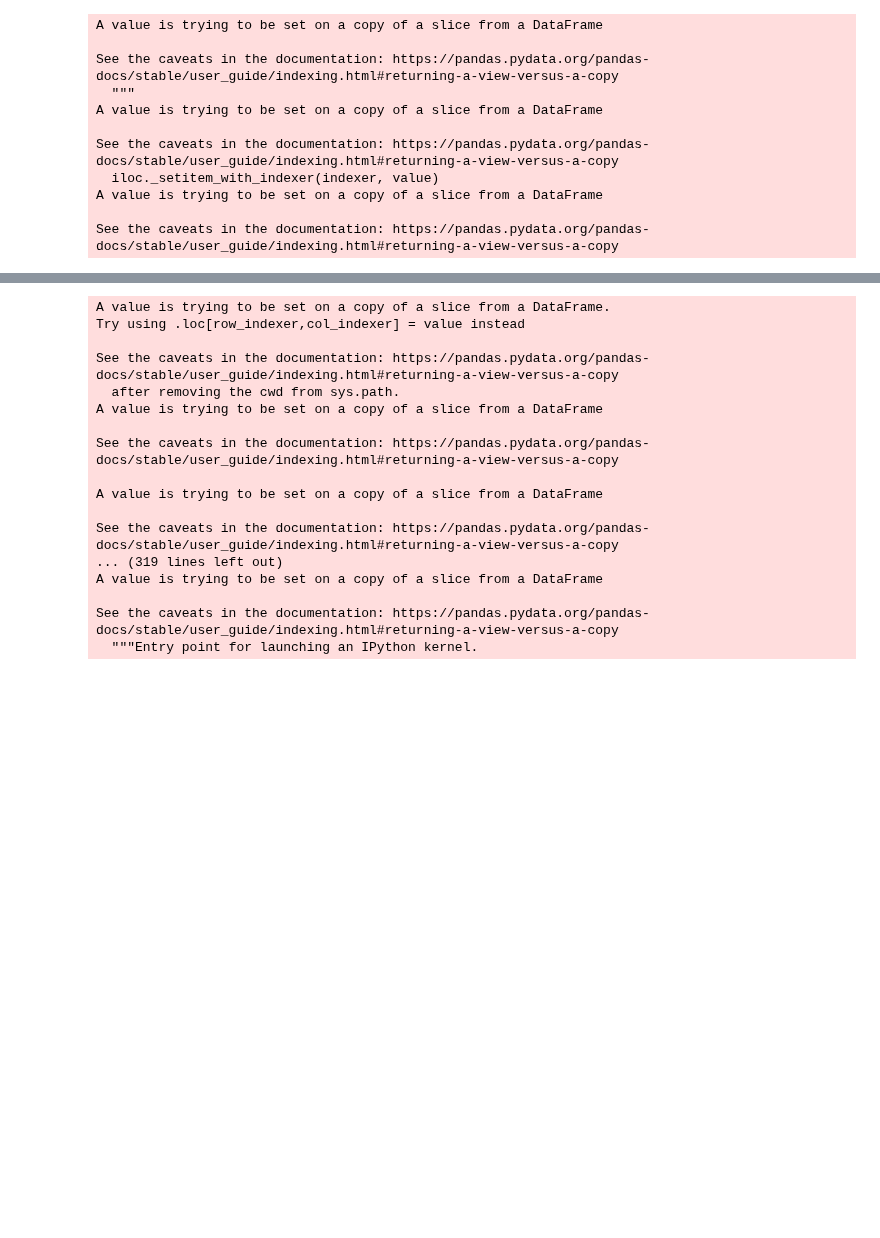
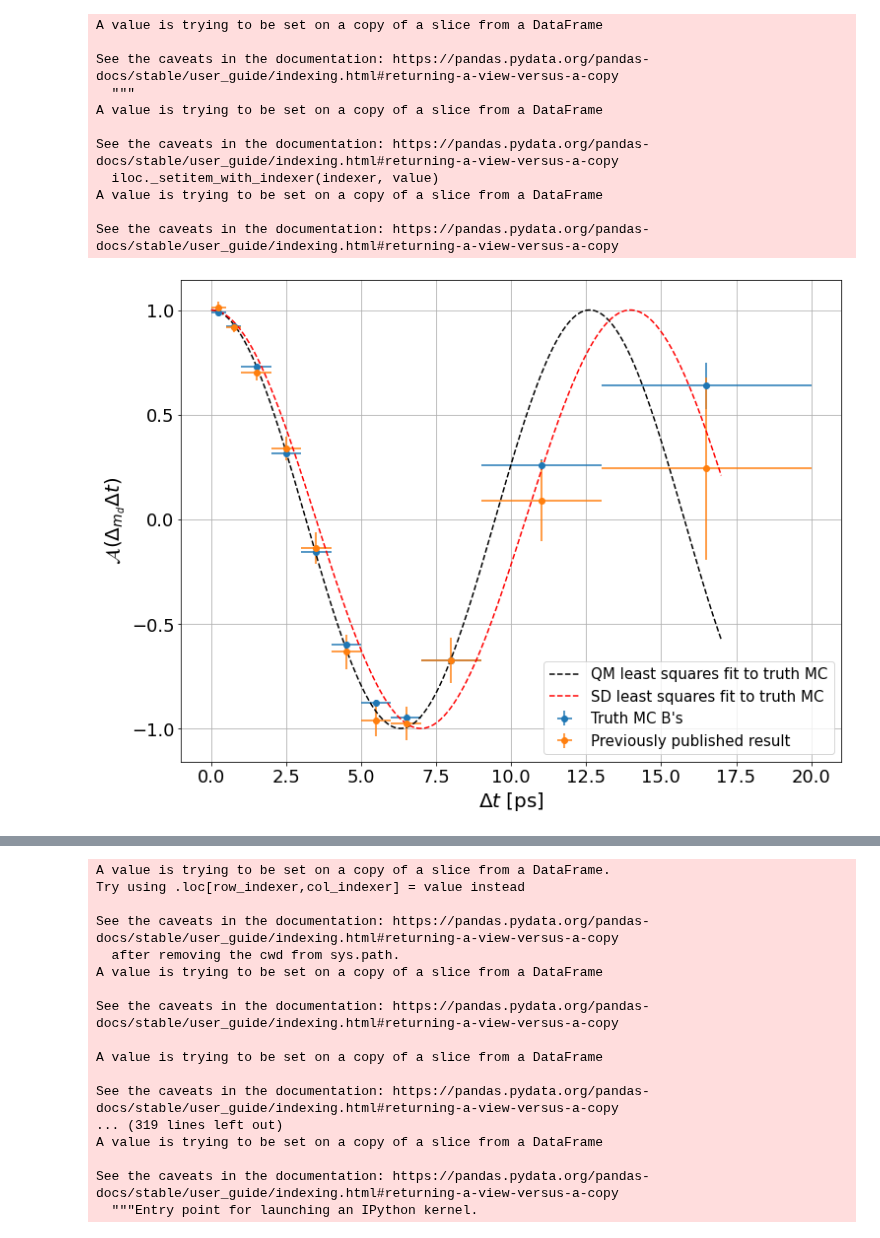
Before and after one commit to jschuel/jeff_workspace, a Jupyter notebook: thesis/truth_mc_analysis/truth_mc_exploratory_analysis.ipynb, the cells around one changed output, grey strips where cells are left out. Saved outputs shown, nothing was run; the diff lists cells and outputs as text; code cells hidden in the pictures; blank space fills up the shorter version.

```diff
--- a/thesis/truth_mc_analysis/truth_mc_exploratory_analysis.ipynb
+++ b/thesis/truth_mc_analysis/truth_mc_exploratory_analysis.ipynb
@@ -12,3 +12,8 @@ import matplotlib
 from numba import jit
 from matplotlib import animation, rc
 matplotlib.rcParams['text.usetex'] = False
+plt.rc('legend', fontsize=15)
+plt.rc('xtick', labelsize=18)
+plt.rc('ytick', labelsize=18)
+plt.rc('axes', labelsize=20)
+plt.rc('axes', titlesize=20)
@@ -57,6 +66,27 @@ test_err = np.sqrt(tmp.groupby(pd.cut(tmp['mcDeltaT'],bins = [0,0.5] + [i for i
 # %%
 A = (test['OF']-test['SF'])/(test['OF']+test['SF'])
 A_err = np.abs(A)*np.sqrt((np.sqrt(test_err['OF']**2+test_err['SF']**2)/(test['OF']-test['SF']))**2 + (np.sqrt(test_err['OF']**2+test_err['SF']**2)/(test['OF']+test['SF']))**2)
+# %%
+plt.figure(figsize = (12,9))
+centers = [0.25,0.75,1.5,2.5,3.5,4.5,5.5,6.5,8,11,16.5]
+widths = [0.25, 0.25, 0.5, 0.5 ,0.5, 0.5, 0.5, 0.5, 1, 2, 3.5]
+plt.errorbar(centers,A,A_err,widths, 'o', label = "Truth MC B's")
+
+go = np.array([1.013, 0.916, 0.699, 0.339, -0.136, -0.634, -0.961, -0.974, -0.675, 0.089, 0.243])
+go_err = np.array([0.028, 0.022, 0.038, 0.056, 0.075, 0.084, 0.077, 0.080, 0.109, 0.193, 0.435])
+plt.errorbar(centers,go,go_err,widths, 'o', label = 'Previously published result')
+
+x = np.linspace(0,17,201)
+plt.plot(x, np.cos(0.498*x), 'k', linestyle = '--', label='QM least squares fit to truth MC')
+plt.plot(x, np.cos(0.4496*x), 'red', linestyle = '--', label='SD least squares fit to truth MC')
+
+plt.ylabel(r'$\mathcal{A}(\Delta_{m_d}\Delta t)$')
+plt.xlabel(r'$\Delta t$ [ps]')
+plt.grid()
+plt.legend()
+plt.savefig('truth_mc_result.png', bbox_inches = 'tight', dpi = 300)
+# %% [output]
+[figure, added]
 # %%
 plt.figure(figsize = (12,9))
 centers = [0.25,0.75,1.5,2.5,3.5,4.5,5.5,6.5,8,11,16.5]
```
Also changed, not shown: parts of 12 cells of this notebook, 26 other files.
